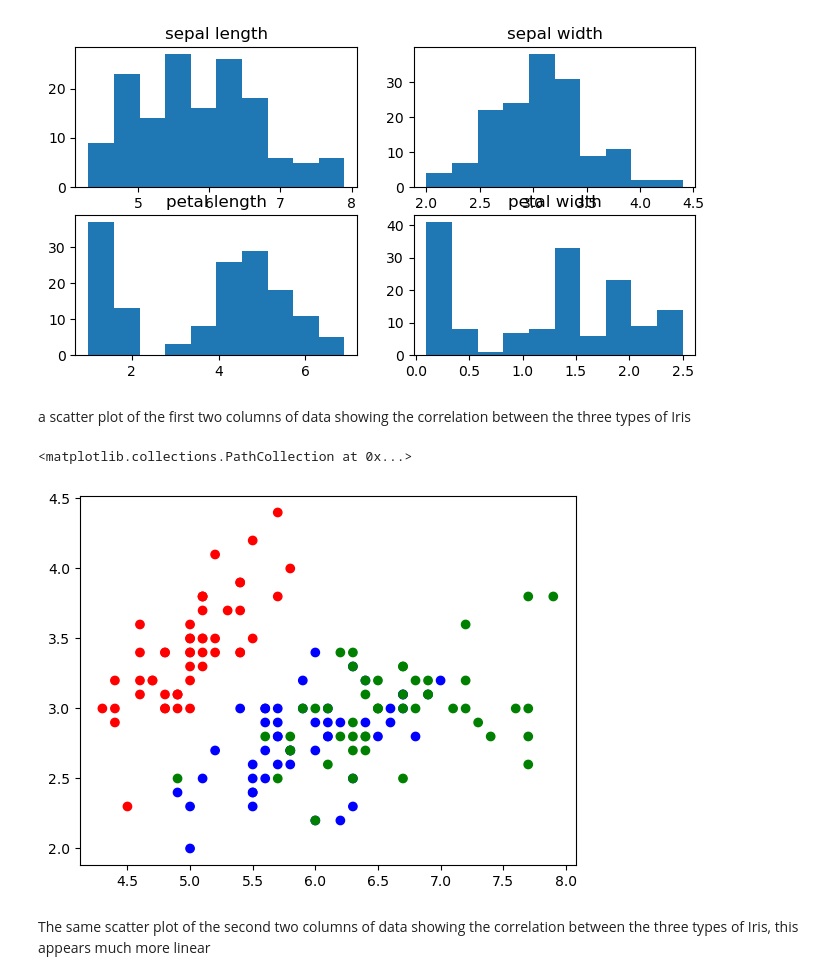
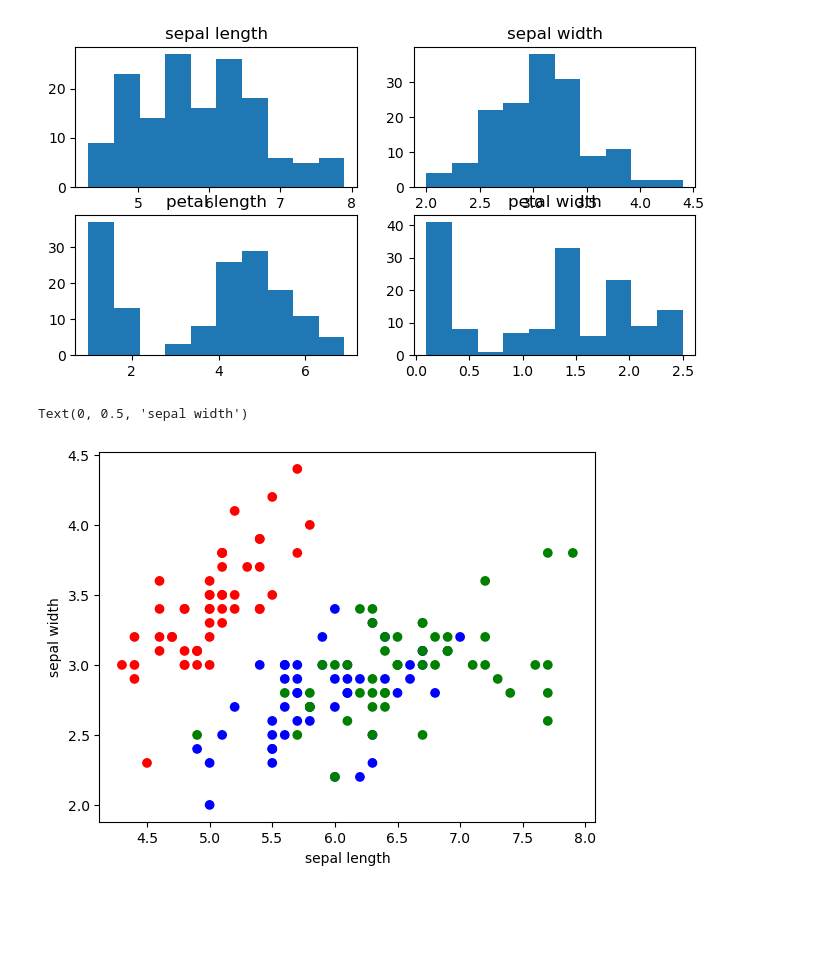
Before and after one commit to kevinsenan/pands-project, a Jupyter notebook: Iris Dataset Analysis.ipynb, the cells around one changed output. Cells and saved outputs as stored; diff of their text form; code cells hidden in the pictures; blank space fills up the shorter version.

```diff
--- a/Iris Dataset Analysis.ipynb
+++ b/Iris Dataset Analysis.ipynb
@@ -137,14 +134,12 @@ ax[1,1].set_title(headers[3])
 # %% [output]
 Text(0.5, 1.0, 'petal width')
 [figure]
-# %% [markdown]
-a scatter plot of the first two columns of data showing the correlation between the three types of Iris
 # %%
 colour = {'Iris-setosa':'red', 'Iris-virginica':'green', 'Iris-versicolor':'blue'}
 plt.scatter(df[0], df[1], c=df['Iris'].map(colour))
+plt.xlabel(headers[0])
+plt.ylabel(headers[1])
 # %% [output]
-<matplotlib.collections.PathCollection at 0x...>
+Text(0, 0.5, 'sepal width')
-[figure, old version]
+[figure, new version]
-# %% [markdown]
-The same scatter plot of the second two columns of data showing the correlation between the three types of Iris, this appears much more linear
 # %%
```
Also changed, not shown: parts of 10 cells of this notebook.
